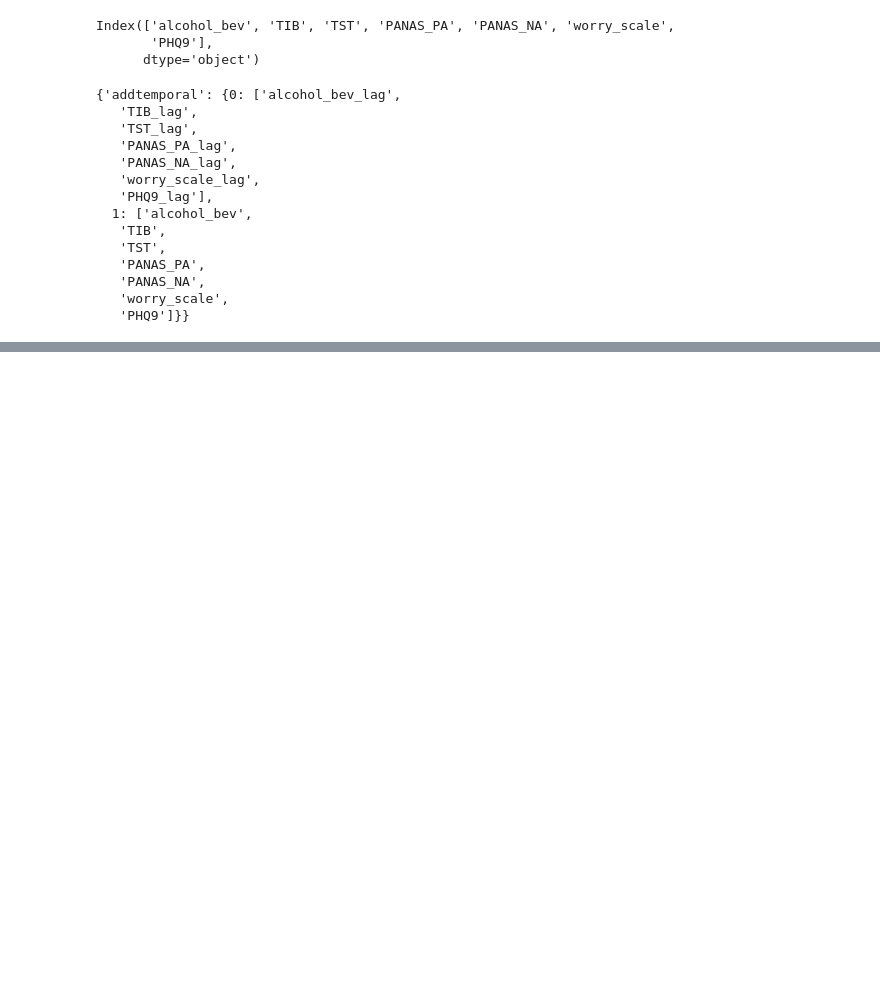
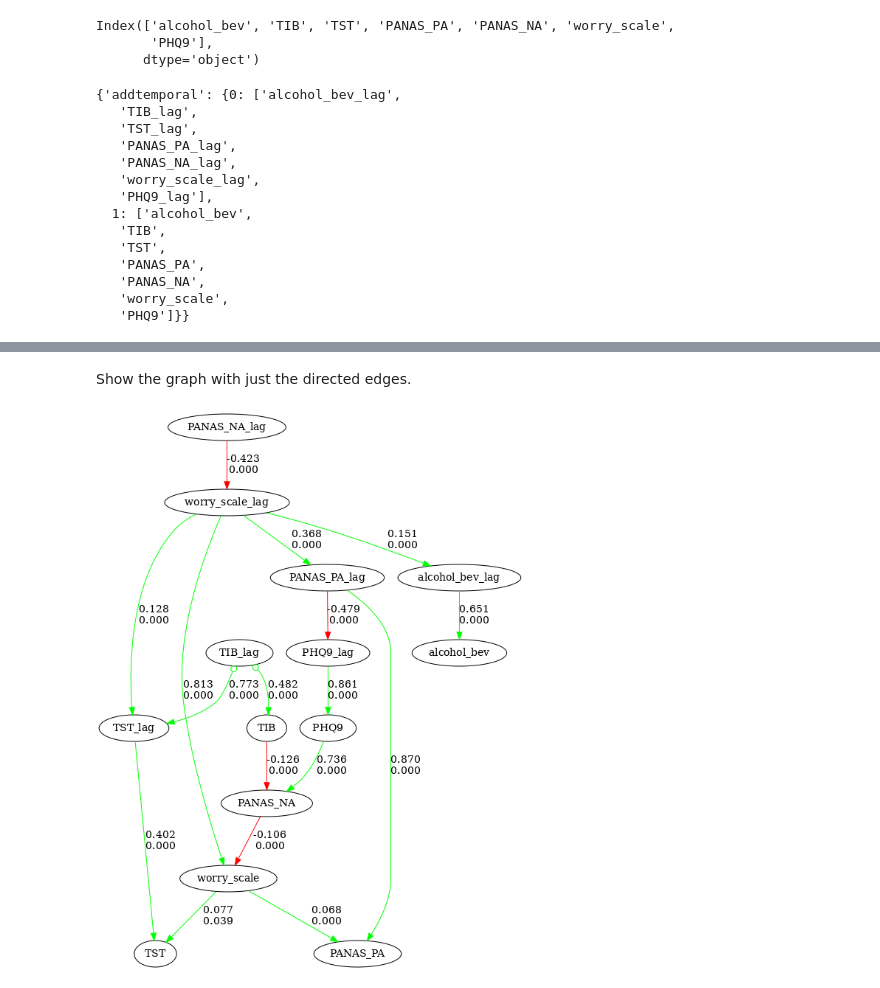
Before and after one commit to kelvinlim/fastcda, a Jupyter notebook: fastcda_demo_short.ipynb, the cells around one changed output, grey strips where cells are left out. Drawn from its saved outputs; the diff is of its cells as text; code cells hidden in the pictures; blank space fills up the shorter version.

```diff
--- a/fastcda_demo_short.ipynb
+++ b/fastcda_demo_short.ipynb
@@ -129,0 +133,7 @@ graph.show_graph()
+# %% [markdown]
+Show the graph with just the directed edges.
+# %%
+# lets show the directed edges only
+graph.show_graph(directed_only=True)
+# %% [output]
+[figure, added]
```
Also changed, not shown: parts of 4 cells of this notebook, 2 other files.
